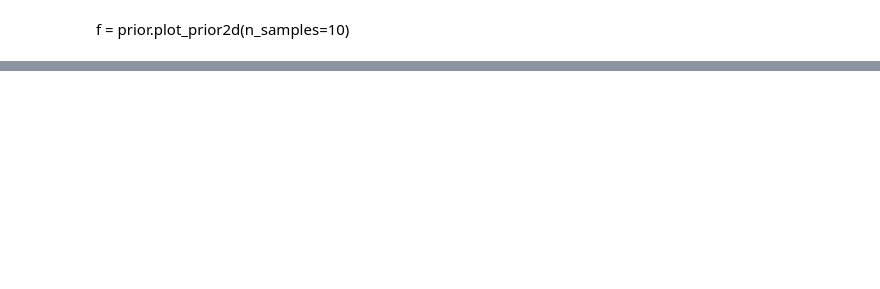
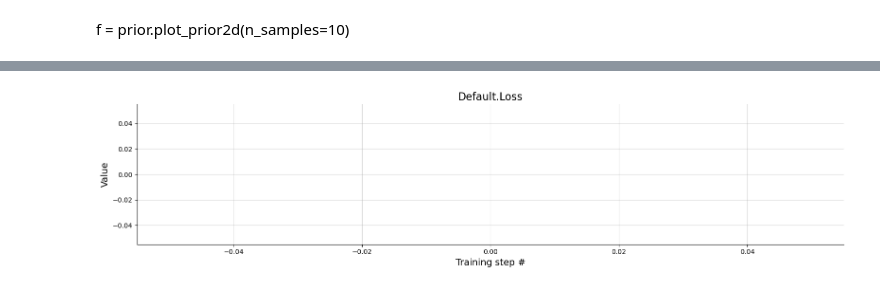
Before and after one commit to rkmalaiya/stochastic_cognitive_dynamics, a Jupyter notebook: poc/amortized_random_walk.ipynb, the cells around one changed output, grey strips where cells are left out. Saved outputs shown, nothing was run; the diff lists cells and outputs as text; code cells hidden in the pictures; blank space fills up the shorter version.

```diff
--- a/poc/amortized_random_walk.ipynb
+++ b/poc/amortized_random_walk.ipynb
@@ -234,12 +282,12 @@ def sample_fun(params, n_obs=J):
     phi_0 = params[:,2:][:,None,:,None]
 
     batch_size = drift_rate.shape[0]
-    RA = None #np.ones((batch_size,n_obs))
-    RT, RA, states_final = gen_RT(None, n_states, response_width, delta, measurement_prob, RA,
-        drift_rate, diffusion_rate, phi_0,
-        model_type = model_type, transition_type = transition_type,
-        likelihood_type = likelihood_type, data_samples = (batch_size,n_obs), key = cu.get_rng(),
-        )#["Samples"]
+    #RA = None #np.ones((batch_size,n_obs))
+    #RT, RA, states_final = gen_RT(None, n_states, response_width, delta, measurement_prob, RA,
+    #    drift_rate, diffusion_rate, phi_0,
+    #    model_type = model_type, transition_type = transition_type,
+    #    likelihood_type = likelihood_type, data_samples = (batch_size,n_obs), key = cu.get_rng(),
+    #    )#["Samples"]
 
     #RT = npx.where(~npx.isnan(RT), RT)
     #RA = npx.where(~npx.isnan(RA), RA)
@@ -247,6 +295,15 @@ def sample_fun(params, n_obs=J):
     #RT = RT[~npx.isnan(RT)]
     #RA = RA[~npx.isnan(RT)] # selecting based on RT instead of RA to maintain the list order
 
+    rez = gen_RT(None, n_states, response_width, delta, measurement_prob, None,
+        prior_pd_samples["drift_rate"][0,...], prior_pd_samples["diffusion_rate"][0,...], prior_pd_samples["phi_0"][0,...],
+        model_type = model_type, transition_type = transition_type,
+        likelihood_type = likelihood_type, data_samples = (batch_size,n_obs), key = cu.get_rng(), sampling_type = "GEN", max_RT_sec=50
+        )
+
+    df_samples = rez["Samples"]
+    RT, RA = df_samples["RT"].values.reshape((batch_size,n_obs)), df_samples["RA"].values.reshape((batch_size,n_obs))
+
     return npx.vstack((RT[None,...], RA[None,...])).transpose((1,2,0))
 
 #Response = likelihood_fun(params["prior_draws"], I, J)
@@ -258,7 +315,7 @@ context_gen = bf.simulation.ContextGenerator(
     #use_non_batchable_for_batchable=True,
 )
 # %%
-sample_fun_jit = jax.jit(sample_fun)
+sample_fun_jit = sample_fun #jax.jit(sample_fun)
 # %%
 simulator = bf.simulation.Simulator(batch_simulator_fun=sample_fun_jit, context_generator=context_gen)
 # %%
@@ -293,6 +375,6 @@ summary_net = bf.networks.SetTransformer(input_dim=2, summary_dim=32, name=f"{mo
 # %%
 inference_net = bf.networks.InvertibleNetwork(
-    num_params=len(prior.param_names),
+    num_params=len(prior.param_names), num_coupling_layers=4,
     coupling_settings={"dense_args": dict(kernel_regularizer=None), "dropout": False},
     name=f"{model_type}_inference",
 )
@@ -339,4 +450,8 @@ sim_data["prior_draws"].shape, sim_data["sim_data"].shape
 # %%
-history = trainer.train_online(epochs=6, iterations_per_epoch=5000, batch_size=50)
+history = trainer.train_online(epochs=2, iterations_per_epoch=50, batch_size=50)
 #history = trainer.train_rounds(rounds=500, sim_per_round=40, epochs=60, batch_size=40, validation_sims=100)
 #history = trainer.train_offline(sim_data, epochs=60, batch_size=10)
+# %%
+f = bf.diagnostics.plot_losses(history)
+# %% [output]
+[figure, added]
```
Also changed, not shown: parts of 27 cells of this notebook, 1 other file.
